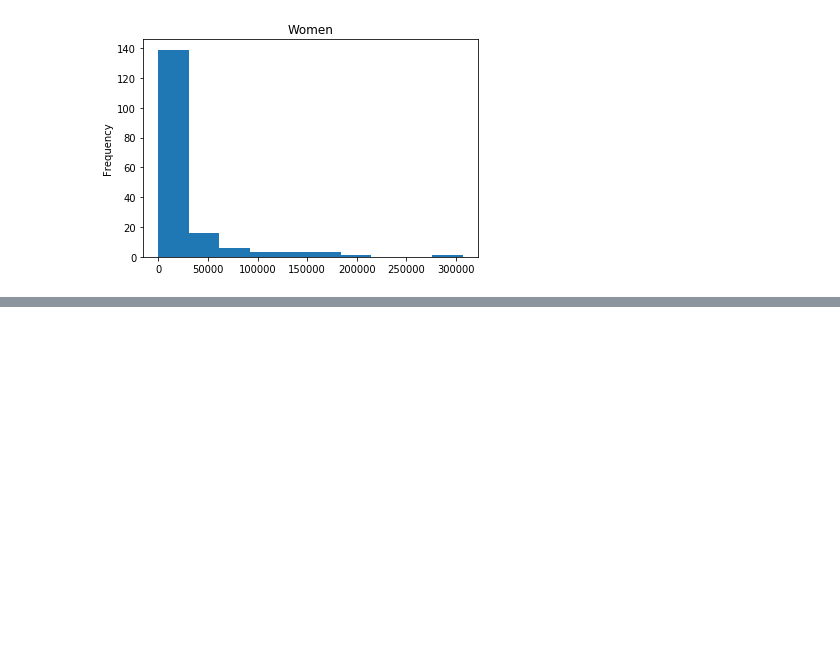
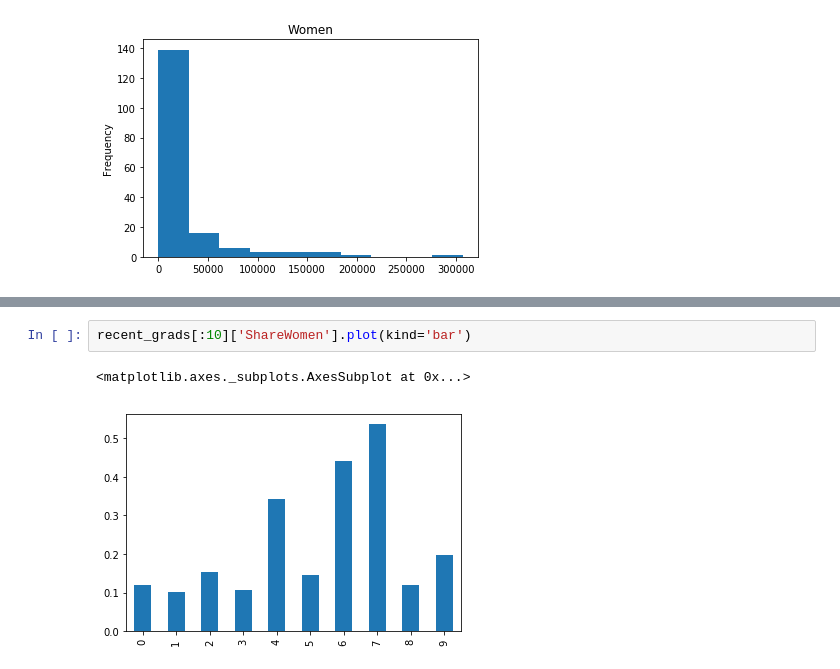
Before and after one commit to hsdistefa/college-major-earnings, a Jupyter notebook: college_major_earnings.ipynb, the cells around one changed output, grey strips where cells are left out. Saved outputs shown, nothing was run; the diff lists cells and outputs as text; blank space fills up the shorter version.

```diff
--- a/college_major_earnings.ipynb
+++ b/college_major_earnings.ipynb
@@ -135,0 +160,5 @@ recent_grads['Women'].plot(kind='hist', title='Women')
+# %%
+recent_grads[:10]['ShareWomen'].plot(kind='bar')
+# %% [output]
+<matplotlib.axes._subplots.AxesSubplot at 0x...>
+[figure, added]
```
Also changed, not shown: parts of 5 cells of this notebook.
